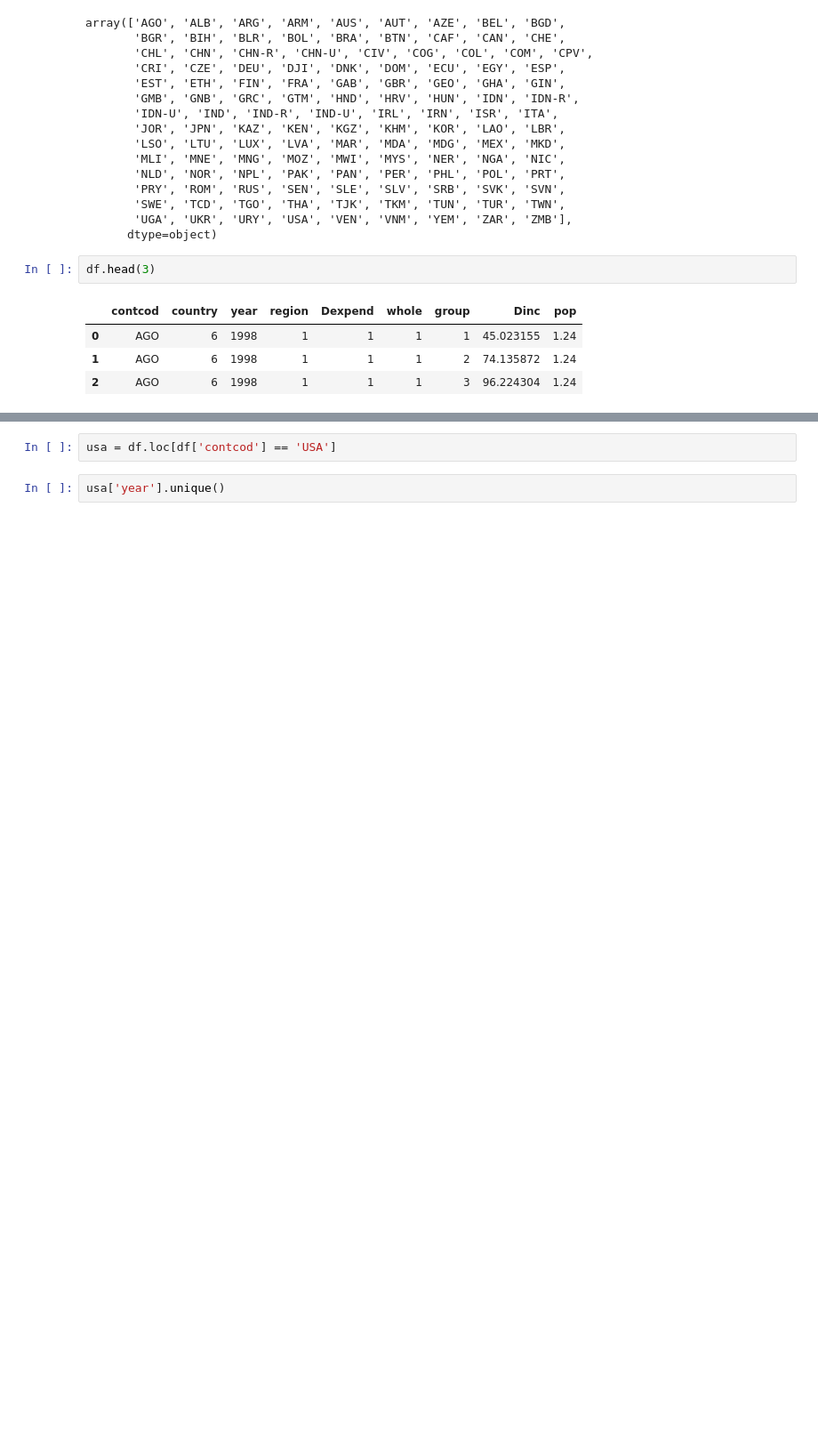
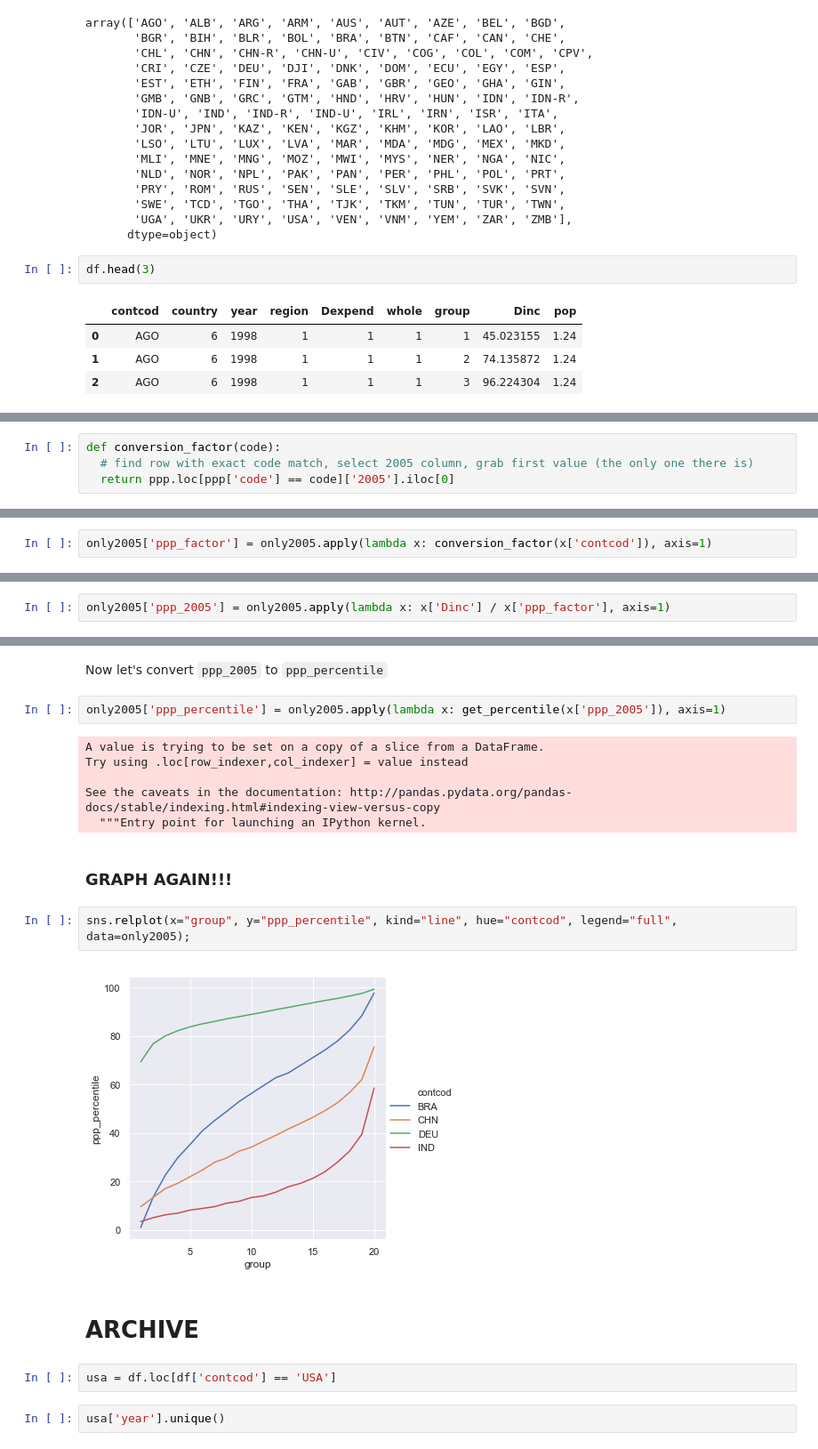
Before and after one commit to whyboris/Global-Income-Distribution, a Jupyter notebook: world_income_distribution.ipynb, the cells around one changed output, grey strips where cells are left out. Shown: that part at 89% size. Drawn from its saved outputs; the diff is of its cells as text; blank space fills up the shorter version.

Commit message:
convert Dinc to PPP and graph matches Branko Milanovic

```diff
--- a/world_income_distribution.ipynb
+++ b/world_income_distribution.ipynb
@@ -83,0 +154,4 @@ df.head(3)
+# %%
+def conversion_factor(code):
+  # find row with exact code match, select 2005 column, grab first value (the only one there is)
+  return ppp.loc[ppp['code'] == code]['2005'].iloc[0]
@@ -83,0 +168,2 @@ df.head(3)
+# %%
+only2005['ppp_factor'] = only2005.apply(lambda x: conversion_factor(x['contcod']), axis=1)
@@ -83,0 +192,2 @@ df.head(3)
+# %%
+only2005['ppp_2005'] = only2005.apply(lambda x: x['Dinc'] / x['ppp_factor'], axis=1)
@@ -84,3 +235,21 @@ df.head(3)
+# %% [markdown]
+Now let's convert `ppp_2005` to `ppp_percentile`
+# %%
+only2005['ppp_percentile'] = only2005.apply(lambda x: get_percentile(x['ppp_2005']), axis=1)
+# %% [output]
+A value is trying to be set on a copy of a slice from a DataFrame.
+Try using .loc[row_indexer,col_indexer] = value instead
+
+See the caveats in the documentation: http://pandas.pydata.org/pandas-docs/stable/indexing.html#indexing-view-versus-copy
+  """Entry point for launching an IPython kernel.
+# %% [markdown]
+### GRAPH AGAIN!!!
+# %%
+sns.relplot(x="group", y="ppp_percentile", kind="line", hue="contcod", legend="full", data=only2005);
+# %% [output]
+[figure, added]
+# %% [markdown]
+# ARCHIVE
 # %%
 usa = df.loc[df['contcod'] == 'USA']
 # %%
```
Also changed, not shown: parts of 50 cells of this notebook.
